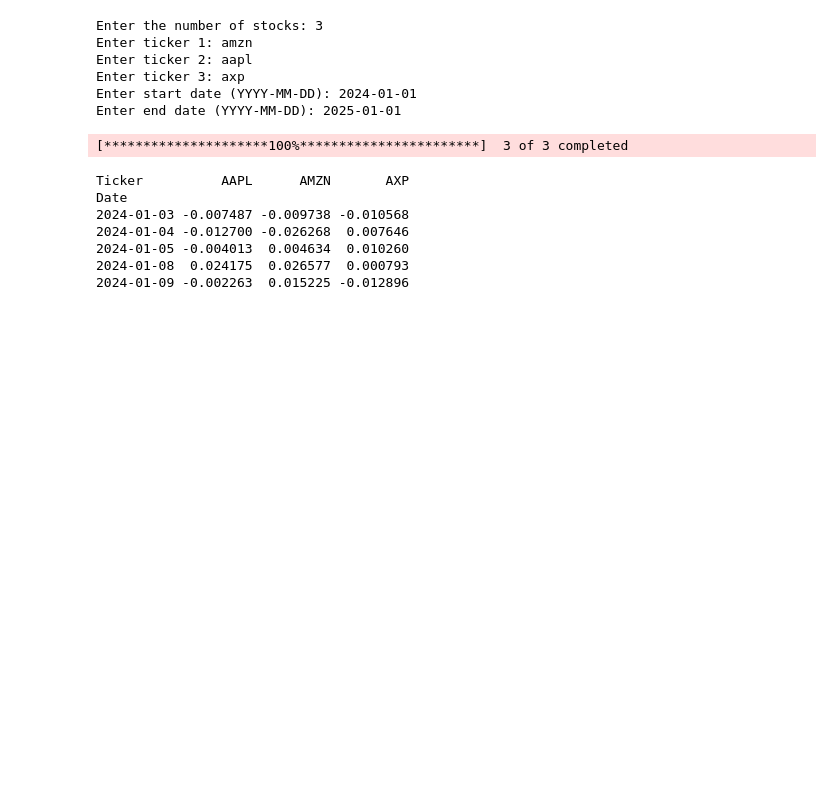
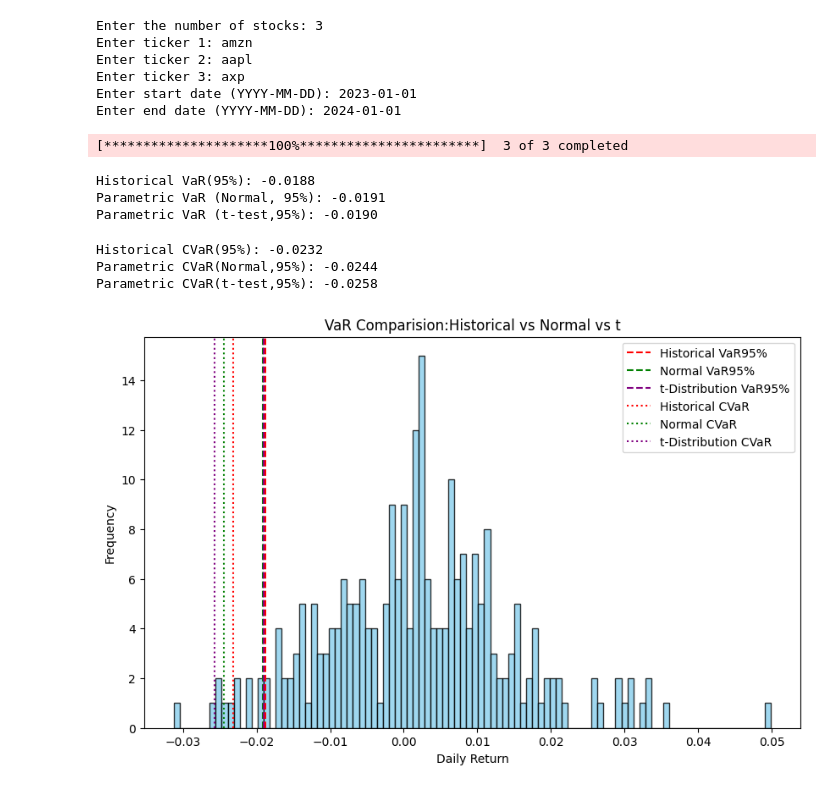
Before and after one commit to dgiri4132/QuantRiskEngine, a Jupyter notebook: QuantRiskEngine.ipynb, the cells around one changed output. Drawn from its saved outputs; the diff is of its cells as text; code cells hidden in the pictures; blank space fills up the shorter version.

Commit message:
-Added functionality to compute CVaR -Added visualization for CVaR

```diff
--- a/QuantRiskEngine.ipynb
+++ b/QuantRiskEngine.ipynb
@@ -12,19 +12,62 @@ start_date=input('Enter start date (YYYY-MM-DD): ')
 end_date=input('Enter end date (YYYY-MM-DD): ')
 df=yf.download(tickers,start=start_date,end=end_date, auto_adjust=False)['Adj Close'].dropna()
 returns=df.pct_change().dropna()
-print(returns.head())
 # %% [output]
 Enter the number of stocks: 3
 Enter ticker 1: amzn
 Enter ticker 2: aapl
 Enter ticker 3: axp
-Enter start date (YYYY-MM-DD): 2024-01-01
-Enter end date (YYYY-MM-DD): 2025-01-01
+Enter start date (YYYY-MM-DD): 2023-01-01
+Enter end date (YYYY-MM-DD): 2024-01-01
 [*********************100%***********************]  3 of 3 completed
-Ticker          AAPL      AMZN       AXP
-Date
-2024-01-03 -0.007487 -0.009738 -0.010568
-2024-01-04 -0.012700 -0.026268  0.007646
-2024-01-05 -0.004013  0.004634  0.010260
-2024-01-08  0.024175  0.026577  0.000793
-2024-01-09 -0.002263  0.015225 -0.012896
+# %%
+#First Major Risk Metric(VaR)
+from scipy.stats import norm
+from scipy.stats import t
+portfolio_returns=returns.mean(axis=1)
+confidence_level=0.95
+alpha=1-confidence_level
+historical_VaR=np.quantile(portfolio_returns,alpha)
+print(f'Historical VaR(95%): {historical_VaR:.4f}')
+mean_p=portfolio_returns.mean()
+std_p=portfolio_returns.std()
+param_VaR=norm.ppf(alpha,mean_p,std_p)
+print(f'Parametric VaR (Normal, 95%): {param_VaR:.4f}')
+params_t=t.fit(portfolio_returns)
+t_VaR=t.ppf(alpha,*params_t)
+print(f'Parametric VaR (t-test,95%): {t_VaR:.4f}')
+# %% [output]
+Historical VaR(95%): -0.0188
+Parametric VaR (Normal, 95%): -0.0191
+Parametric VaR (t-test,95%): -0.0190
+# %%
+#CVaR metrics
+from scipy.stats import norm,t
+historical_CVaR=portfolio_returns[portfolio_returns<=historical_VaR].mean()
+print(f'Historical CVaR(95%): {historical_CVaR:.4f}')
+param_CVaR=(1/alpha)*norm.expect(lambda x:x,loc=mean_p,scale=std_p,lb=-np.inf,ub=param_VaR)
+print(f'Parametric CVaR(Normal,95%): {param_CVaR:.4f}')
+df, loc,scale=params_t
+t_CVaR=(1/alpha)*t.expect(lambda x:x, args=(df,), loc=loc,scale=scale,lb=-np.inf,ub=t_VaR)
+print(f'Parametric CVaR(t-test,95%): {t_CVaR:.4f}')
+# %% [output]
+Historical CVaR(95%): -0.0232
+Parametric CVaR(Normal,95%): -0.0244
+Parametric CVaR(t-test,95%): -0.0258
+# %%
+#Plots of all six VaR metrics
+plt.figure(figsize=(10,6))
+plt.hist(portfolio_returns,bins=100,color='skyblue',alpha=0.8, edgecolor='black')
+plt.axvline(historical_VaR,color='red',linestyle='--',label='Historical VaR95%')
+plt.axvline(param_VaR,color='green',linestyle='--',label='Normal VaR95%')
+plt.axvline(t_VaR,color='purple',linestyle='--',label='t-Distribution VaR95%')
+plt.axvline(historical_CVaR, color='red', linestyle=':', label='Historical CVaR')
+plt.axvline(param_CVaR, color='green', linestyle=':', label='Normal CVaR')
+plt.axvline(t_CVaR, color='purple', linestyle=':', label='t-Distribution CVaR')
+plt.title('VaR Comparision:Historical vs Normal vs t')
+plt.xlabel('Daily Return')
+plt.ylabel('Frequency')
+plt.legend()
+plt.show()
+# %% [output]
+[figure, added]
```
